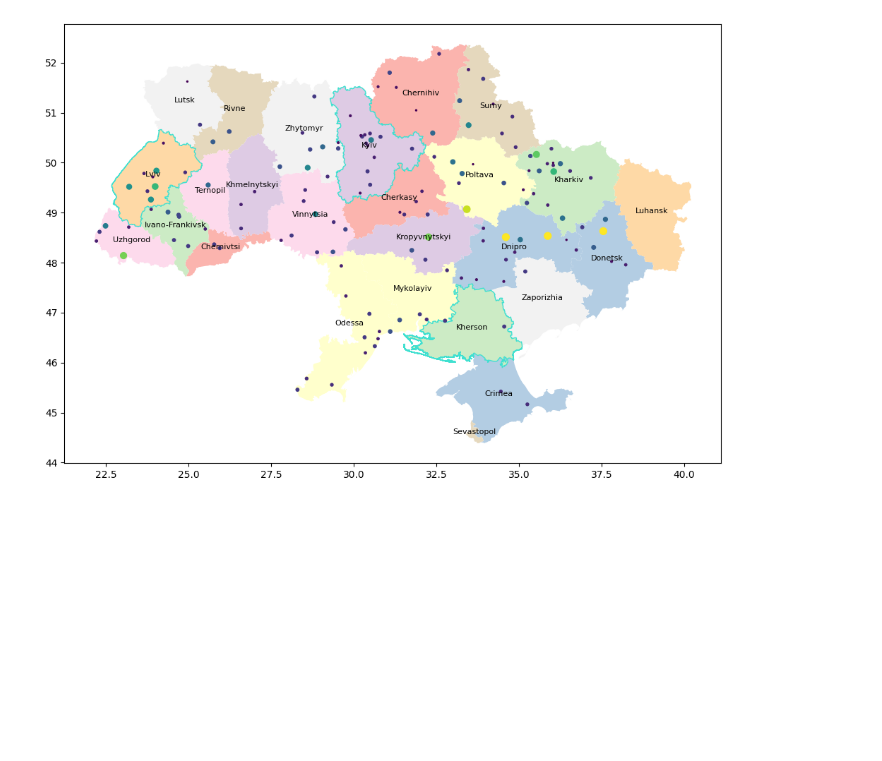
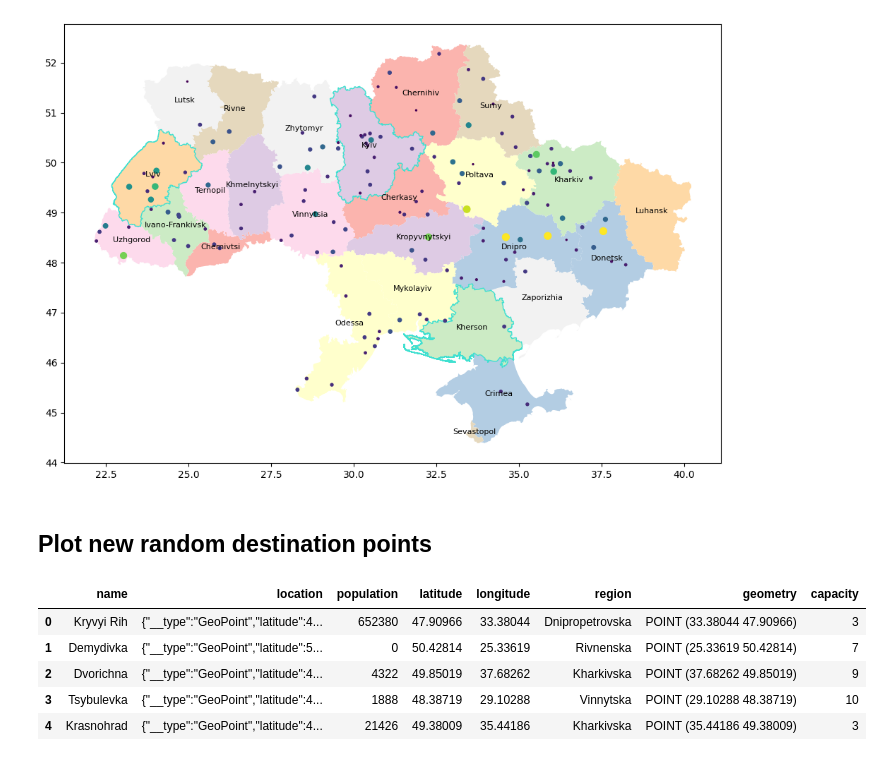
Before and after one commit to alorthius/tarilka, a Jupyter notebook: proj.ipynb, the cells around one changed output. Cells and saved outputs as stored; diff of their text form; code cells hidden in the pictures; blank space fills up the shorter version.

```diff
--- a/proj.ipynb
+++ b/proj.ipynb
@@ -168,3 +99,5 @@ df_destinations.plot(ax=ax, marker='o', markersize=2 * df_destinations['capacity
 # %% [output]
 <AxesSubplot: >
 [figure]
+# %% [markdown]
+## Plot new random destination points
@@ -170,0 +119,13 @@ df_destinations.plot(ax=ax, marker='o', markersize=2 * df_destinations['capacity
+# %%
+df_new['capacity'] = new_cap
+points = [Point(d['longitude'], d['latitude']) for d in map(json.loads, df_new['location'].to_numpy())]
+
+df_new = GeoDataFrame(df_new, geometry=points, crs=df_regions.crs)
+df_new.head()
+# %% [output]
+|  | name | location | population | latitude | longitude | region | geometry | capacity |
+| 0 | Kryvyi Rih | {"__type":"GeoPoint","latitude":4... | 652380 | 47.90966 | 33.38044 | Dnipropetrovska | POINT (33.38044 47.90966) | 3 |
+| 1 | Demydivka | {"__type":"GeoPoint","latitude":5... | 0 | 50.42814 | 25.33619 | Rivnenska | POINT (25.33619 50.42814) | 7 |
+| 2 | Dvorichna | {"__type":"GeoPoint","latitude":4... | 4322 | 49.85019 | 37.68262 | Kharkivska | POINT (37.68262 49.85019) | 9 |
+| 3 | Tsybulevka | {"__type":"GeoPoint","latitude":4... | 1888 | 48.38719 | 29.10288 | Vinnytska | POINT (29.10288 48.38719) | 10 |
+| 4 | Krasnohrad | {"__type":"GeoPoint","latitude":4... | 21426 | 49.38009 | 35.44186 | Kharkivska | POINT (35.44186 49.38009) | 3 |
```
Also changed, not shown: parts of 12 cells of this notebook, 6 other files.
